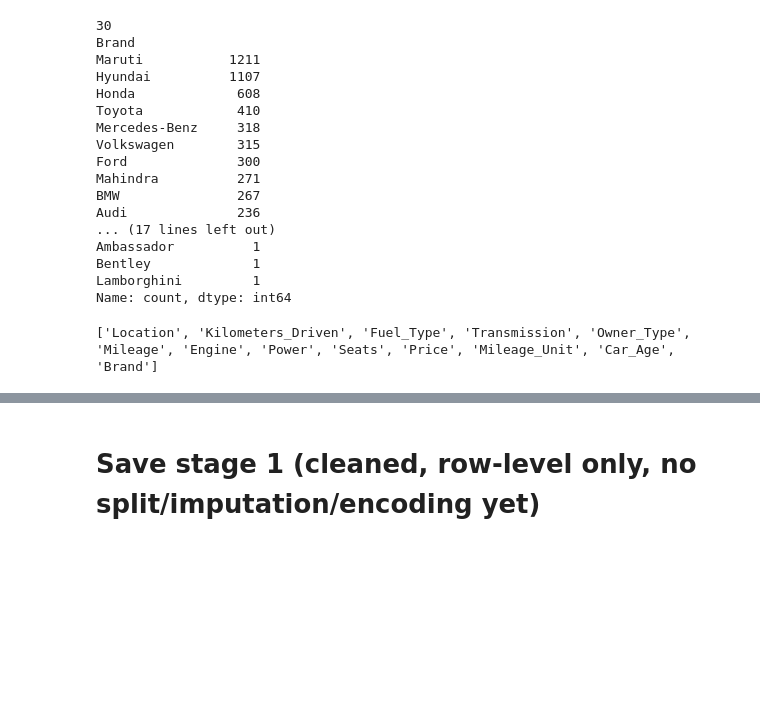
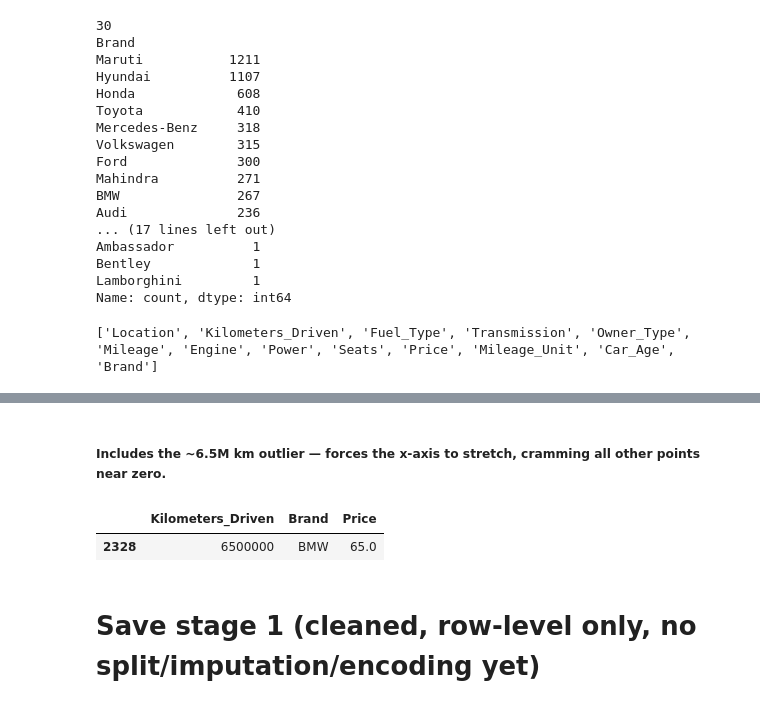
Before and after one commit to Ahmedsavage1/Car-Price-Prediction, a Jupyter notebook: notebooks/01_data_cleaning.ipynb, the cells around one changed output, grey strips where cells are left out. Drawn from its saved outputs; the diff is of its cells as text; code cells hidden in the pictures; blank space fills up the shorter version.

```diff
--- a/notebooks/01_data_cleaning.ipynb
+++ b/notebooks/01_data_cleaning.ipynb
@@ -516,0 +529,7 @@ print(df.columns.tolist())
+# %% [markdown]
+##### Includes the ~6.5M km outlier — forces the x-axis to stretch, cramming all other points near zero.
+# %%
+df[df['Kilometers_Driven'] > 1000000][['Kilometers_Driven', 'Brand', 'Price']]
+# %% [output]
+|  | Kilometers_Driven | Brand | Price |
+| 2328 | 6500000 | BMW | 65.0 |
```
Also changed, not shown: parts of 4 cells of this notebook, 9 other files.
